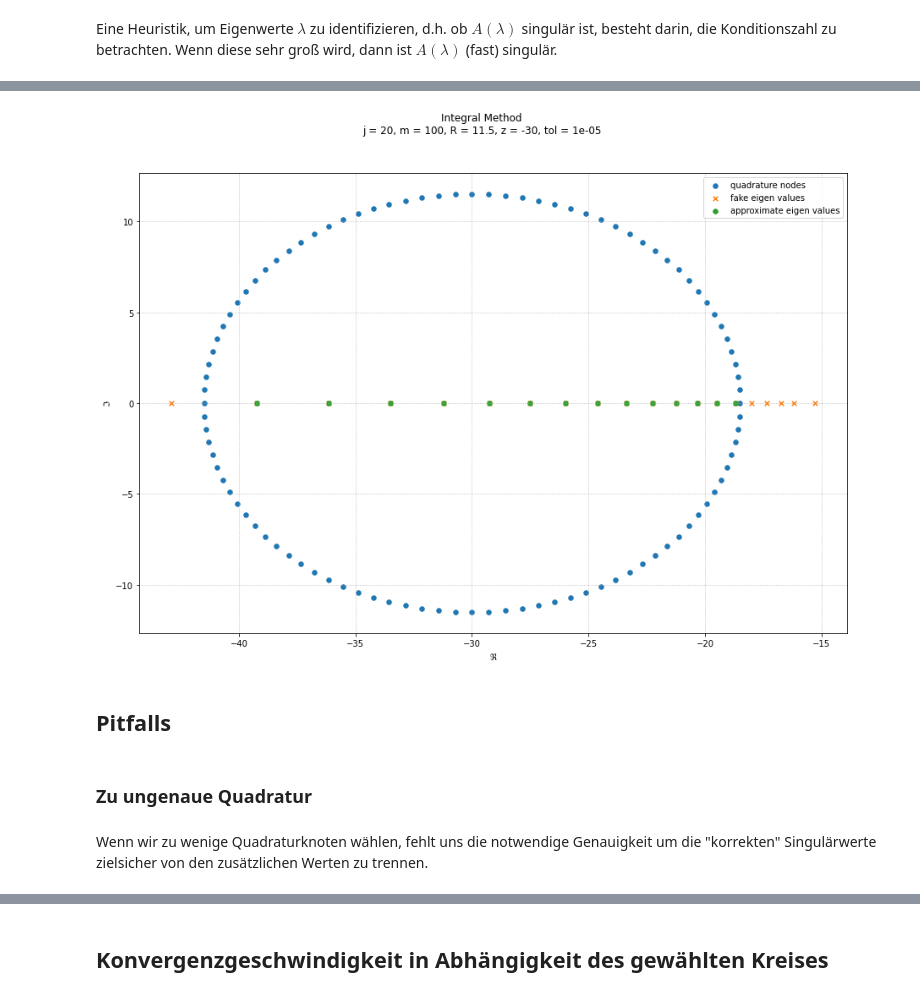
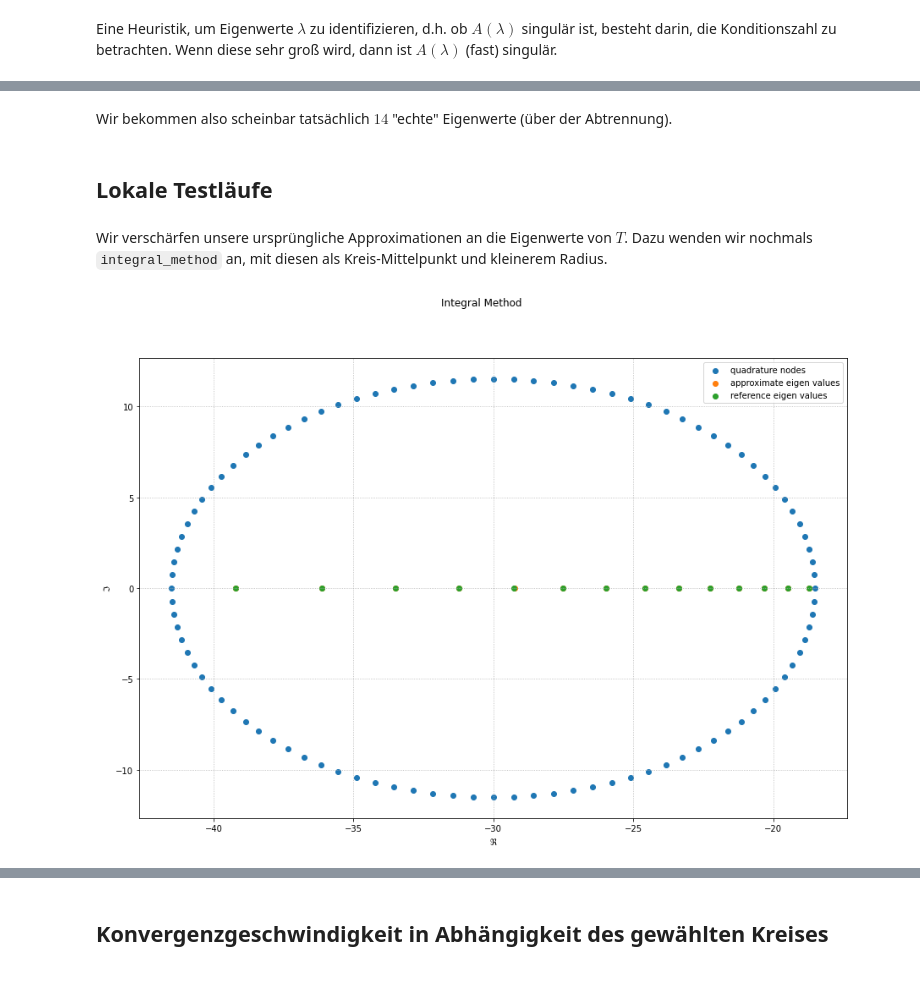
Before and after one commit to MrWhiteRichard/Fundament-Mathematik, a Jupyter notebook: WS_2020-21/SemNumLinAlg/Nichtlineare Eigenwertprobleme/Code/hadeler_problem.ipynb, the cells around one changed output, grey strips where cells are left out. Cells and saved outputs as stored; diff of their text form; code cells hidden in the pictures.

```diff
--- a/WS_2020-21/SemNumLinAlg/Nichtlineare Eigenwertprobleme/Code/hadeler_problem.ipynb
+++ b/WS_2020-21/SemNumLinAlg/Nichtlineare Eigenwertprobleme/Code/hadeler_problem.ipynb
@@ -191,18 +128,50 @@ plt.show()
+# %% [markdown]
+Wir bekommen also scheinbar tatsächlich $14$ "echte" Eigenwerte (über der Abtrennung).
+# %% [markdown]
+## Lokale Testläufe
+# %% [markdown]
+Wir verschärfen unsere ursprüngliche Approximationen an die Eigenwerte von $T$.
+Dazu wenden wir nochmals `integral_method` an, mit diesen als Kreis-Mittelpunkt und kleinerem Radius.
+# %%
+# ---------------------------------------------------------------- #
+
+# we expect only 1 eigen_value,
+# take 2 random columns for safety
+j = 2
+
+# take 200 quadrature nodes for safety
+m = 200
+
+# choose smaller radius to isolate eigen-values
+R = min([
+    min([
+        abs(eigen_values_approx[n_1] - eigen_values_approx[n_2])
+        for n_2 in range(len(eigen_values_approx)) if n_2 != n_1
+    ])
+    for n_1 in range(len(eigen_values_approx))
+]) / 2
+
+# the center point will be each eigen value
+
+# choose same tolerance as before
+tol = 1e-5
+
+# ---------------------------------------------------------------- #
+
+eigen_values_ref = np.array([
+    integral_method(T, N, j, m, R, eigen_value_approx, tol)[0]
+    for eigen_value_approx in eigen_values_approx
+])
+
+# ---------------------------------------------------------------- #
 # %%
-title = 'Integral Method' + '\n' + f'j = {j}, m = {m}, R = {R}, z = {z}, tol = {tol}'
-legend = ('quadrature nodes', 'fake eigen values', 'approximate eigen values')
+title = 'Integral Method'
+legend = ('quadrature nodes', 'approximate eigen values', 'reference eigen values')
 
 plot_complex(
-    [quadrature_nodes, eigen_values_fake, eigen_values_ref],
-    title, legend,
-    size_dots = 30
+    [quadrature_nodes, eigen_values_approx, eigen_values_ref],
+    title,
+    legend
 )
 # %% [output]
-[figure, old version]
+[figure, new version]
-# %% [markdown]
-## Pitfalls
-# %% [markdown]
-### Zu ungenaue Quadratur
-# %% [markdown]
-Wenn wir zu wenige Quadraturknoten wählen, fehlt uns die notwendige Genauigkeit um die
-"korrekten" Singulärwerte zielsicher von den zusätzlichen Werten zu trennen.
```
Also changed, not shown: parts of 34 cells of this notebook, 1 other file.
